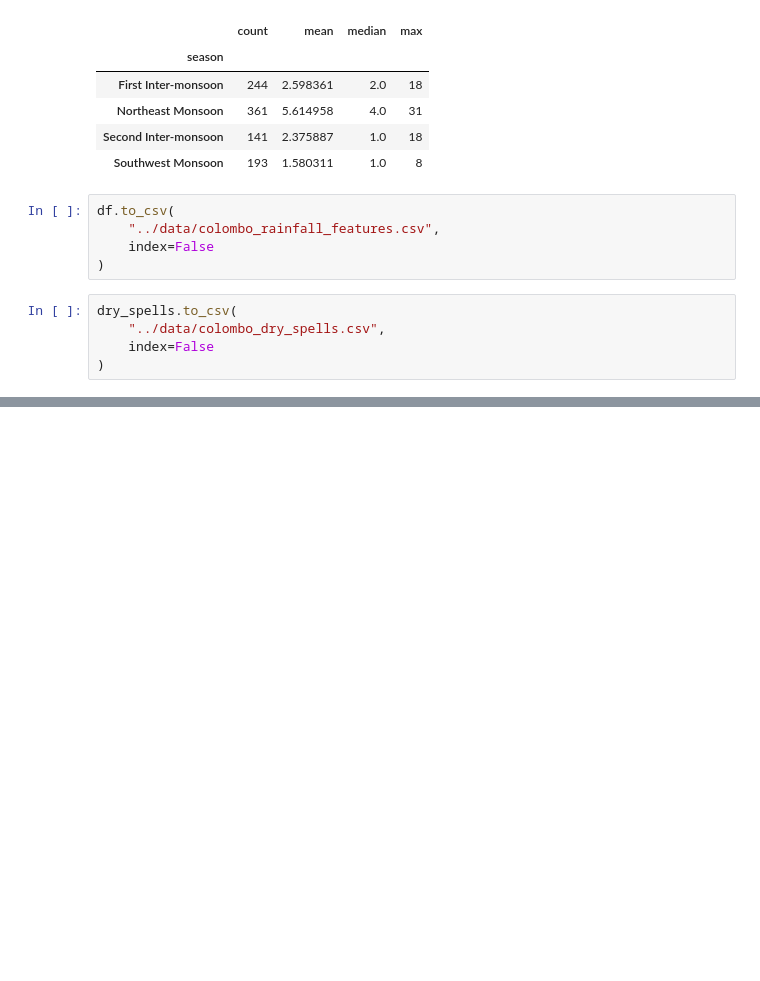
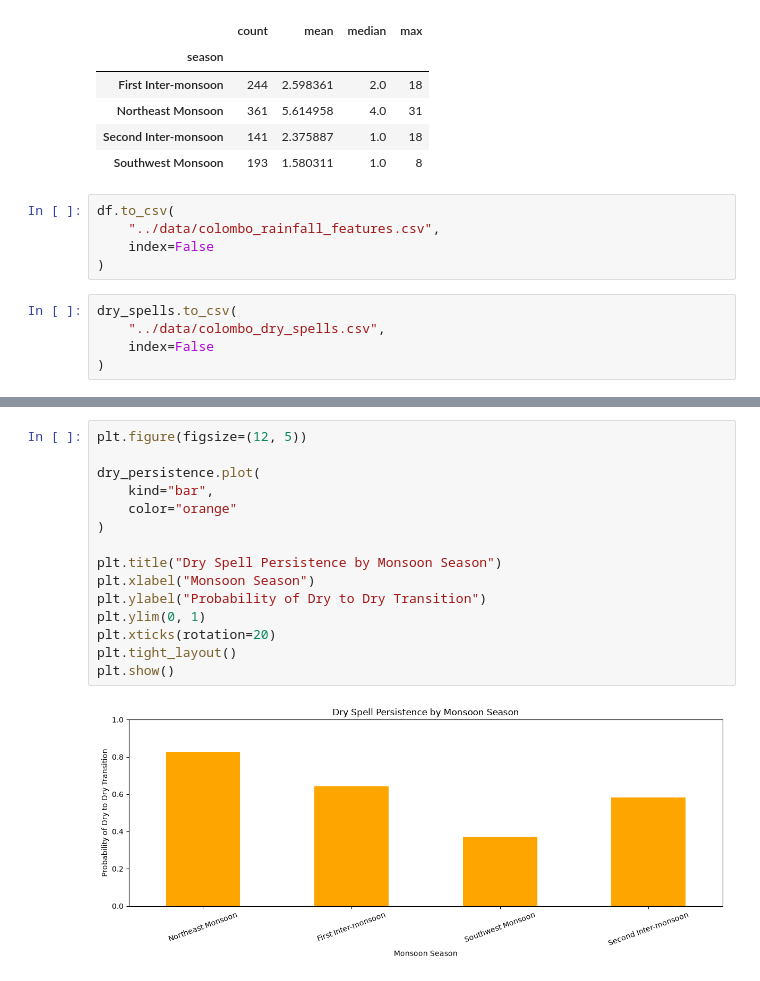
Before and after one commit to NikiniBandara/colombo-monsoon-dry-spell-simulator, a Jupyter notebook: notebook/colombo-monsoon-dry-spell-simulator.ipynb, the cells around one changed output, grey strips where cells are left out. Saved outputs shown, nothing was run; the diff lists cells and outputs as text; blank space fills up the shorter version.

```diff
--- a/notebook/colombo-monsoon-dry-spell-simulator.ipynb
+++ b/notebook/colombo-monsoon-dry-spell-simulator.ipynb
@@ -588,0 +795,17 @@ dry_spells.to_csv(
+# %%
+plt.figure(figsize=(12, 5))
+
+dry_persistence.plot(
+    kind="bar",
+    color="orange"
+)
+
+plt.title("Dry Spell Persistence by Monsoon Season")
+plt.xlabel("Monsoon Season")
+plt.ylabel("Probability of Dry to Dry Transition")
+plt.ylim(0, 1)
+plt.xticks(rotation=20)
+plt.tight_layout()
+plt.show()
+# %% [output]
+[figure, added]
```
Also changed, not shown: parts of 17 cells of this notebook, 1 other file.
